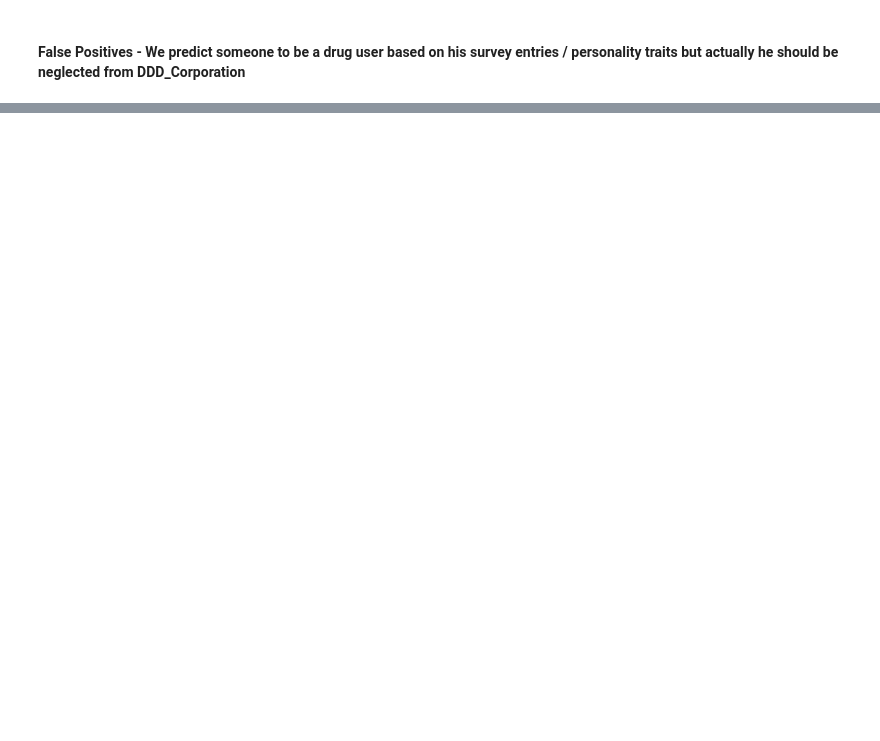
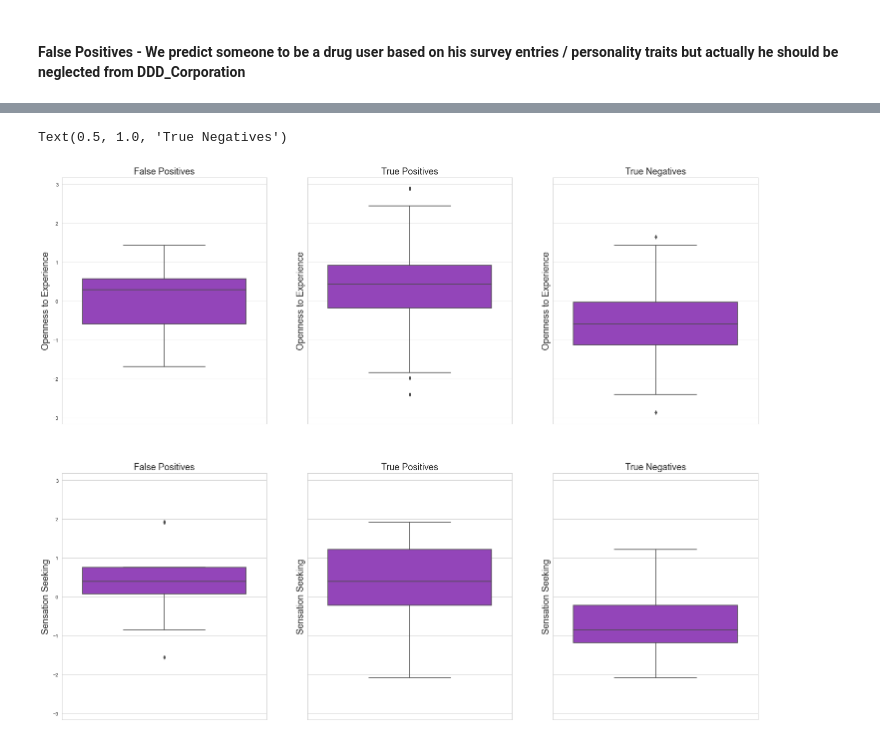
Before and after one commit to SebastianRoetten/Personality_vs_drug_use, a Jupyter notebook: SVC.ipynb, the cells around one changed output, grey strips where cells are left out. Saved outputs shown, nothing was run; the diff lists cells and outputs as text; code cells hidden in the pictures; blank space fills up the shorter version.

```diff
--- a/SVC.ipynb
+++ b/SVC.ipynb
@@ -185,0 +219,43 @@ sns.boxplot(y="Age", x="Gender" , data=tp, ax=axes[6][1])
+# %%
+f, axes = plt.subplots(2,3, figsize=(25,20), sharey=True)
+custom_palette = ["darkorchid"]
+sns.set_palette(custom_palette)
+
+O = sns.boxplot(y="Oscore", data=fp, ax=axes[0][0])
+O.set_xlabel("")
+O.set_ylabel("Openness to Experience", size=18)
+O.set_title("False Positives", size=18)
+#O.set(ylim=(-3,8, 3.8))
+
+O2 = sns.boxplot(y="Oscore", data=tp, ax=axes[0][1])
+O2.set_xlabel("")
+O2.set_ylabel("Openness to Experience", size=18)
+O2.set_title("True Positives", size=18)
+#O2.set(ylim=(-3,8, 3.8))
+
+O3 = sns.boxplot(y="Oscore", data=tn, ax=axes[0][2])
+O3.set_xlabel("")
+O3.set_ylabel("Openness to Experience", size=18)
+O3.set_title("True Negatives", size=18)
+#O3.set(ylim=(-3,8, 3.8))
+
+SS = sns.boxplot(y="SS", data=fp, ax=axes[1][0])
+SS.set_xlabel("")
+SS.set_ylabel("Sensation Seeking", size=18)
+SS.set_title("False Positives", size=18)
+#SS.set(ylim=(-3,8, 3.8))
+
+SS1 = sns.boxplot(y="SS", data=tp, ax=axes[1][1])
+SS1.set_xlabel("")
+SS1.set_ylabel("Sensation Seeking", size=18)
+SS1.set_title("True Positives", size=18)
+#SS1.set(ylim=(-3,8, 3.8))
+
+SS2 = sns.boxplot(y="SS", data=tn, ax=axes[1][2])
+SS2.set_xlabel("")
+SS2.set_ylabel("Sensation Seeking", size=18)
+SS2.set_title("True Negatives", size=18)
+#SS2.set(ylim=(-3,8, 3.8))
+# %% [output]
+Text(0.5, 1.0, 'True Negatives')
+[figure, added]
```
Also changed, not shown: parts of 8 cells of this notebook, 1 other file.
